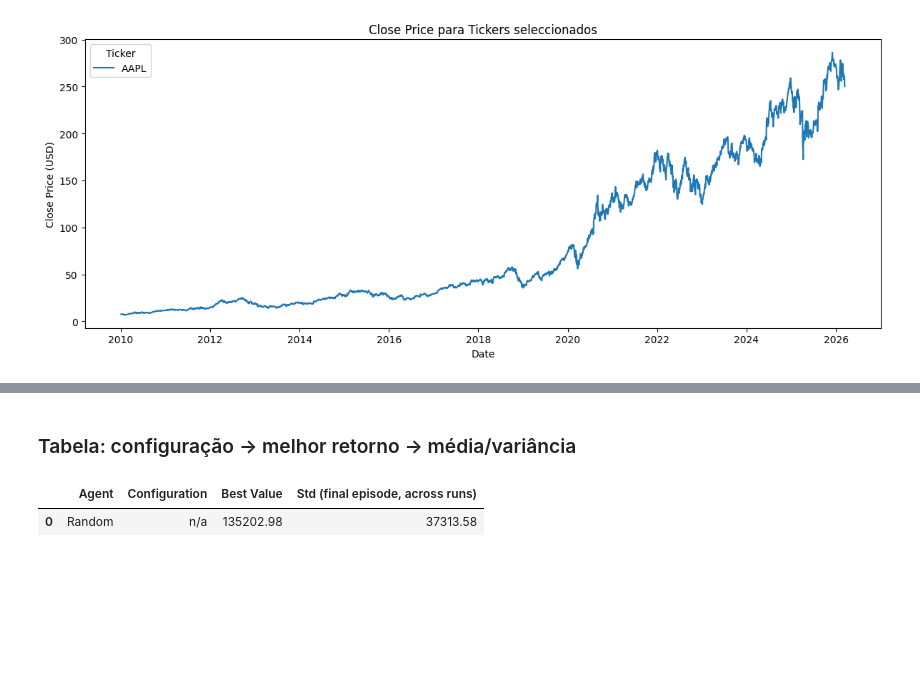
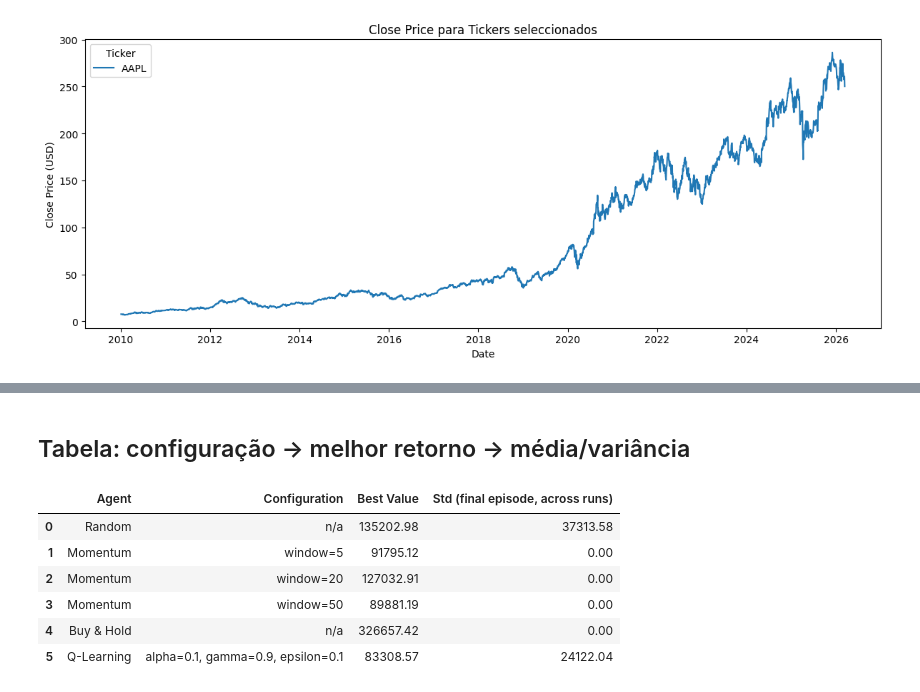
Before and after one commit to luisparadinha/pg_rl_trading_bot, a Jupyter notebook: Market_e_Projecto.ipynb, the cells around one changed output, grey strips where cells are left out. Saved outputs shown, nothing was run; the diff lists cells and outputs as text; code cells hidden in the pictures; blank space fills up the shorter version.

Commit message:
implementei q-learning agent e fiz a primeira run de episodios

```diff
--- a/Market_e_Projecto.ipynb
+++ b/Market_e_Projecto.ipynb
@@ -59,3 +49,0 @@ np.float64(68770.00454711913)
-# %%
-agent = momentum_agent(len(env.index_actions), env.total_companies)
-play_episode(agent,env)
@@ -191,0 +206,3 @@ plt.show()
+# %%
+agent = buy_hold_agent(num_companies = env.total_companies)
+buy_hold_value = play_episode(agent, env)
@@ -191,0 +211,32 @@ plt.show()
+# %%
+n_runs = 5
+n_episodes_per_run = 50
+
+compilation_qlearning_agent = []
+
+for seed in range(n_runs):
+    np.random.seed(seed)
+    agent = qlearning_agent(
+        num_actions = len(env.index_actions),
+        num_companies = env.total_companies,
+        alpha=0.1,
+        gamma=0.95,
+        epsilon=1.0,
+        epsilon_decay=0.995,
+        epsilon_min=0.01
+        )
+    run_values = []
+
+    for episode in range(n_episodes_per_run):
+        state = env.start() # initialize environment and get initial state
+        done = False # flag to indicate when episode is finished
+
+        while not done:
+            action = agent.act(state) # pick action
+            next_state, reward, done = env.new_day(action) # step environment forward
+            agent.learn(state, action, reward, next_state, done) # update Q table with learn method
+            state = next_state # update state for next iteration
+
+        run_values.append(env.get_episode_value()) # store final evaluation for this episode
+
+    compilation_qlearning_agent.append(run_values) # complilation continues to be a list of lists, where each inner list is the episode values
@@ -192,23 +263,33 @@ plt.show()
 # %% [markdown]
-### Tabela: configuração → melhor retorno → média/variância
+## Tabela: configuração → melhor retorno → média/variância
 # %%
 import pandas as pd
 
 def agent_summary(name, config, all_results):
     final_values = [run[-1] for run in all_results]  # last episode value per run
     return {
         'Agent': name,
         'Configuration': config,
         'Best Value': round(max(final_values), 2),
         'Std (final episode, across runs)': round(np.std(final_values), 2),
     }
 
 rows = [
     agent_summary('Random', 'n/a', compilation_random_agent),
+    agent_summary('Momentum', 'window=5', compilation_momentum_agent_w3),
+    agent_summary('Momentum', 'window=20', compilation_momentum_agent_w20),
+    agent_summary('Momentum', 'window=50', compilation_momentum_agent_w50),
+    agent_summary('Buy & Hold', 'n/a', [[buy_hold_value]]),
+    agent_summary('Q-Learning', 'alpha=0.1, gamma=0.9, epsilon=0.1', compilation_qlearning_agent)
 ]
 
 summary_df = pd.DataFrame(rows)
 summary_df
 # %% [output]
 |  | Agent | Configuration | Best Value | Std (final episode, across runs) |
 | 0 | Random | n/a | 135202.98 | 37313.58 |
+| 1 | Momentum | window=5 | 91795.12 | 0.00 |
+| 2 | Momentum | window=20 | 127032.91 | 0.00 |
+| 3 | Momentum | window=50 | 89881.19 | 0.00 |
+| 4 | Buy & Hold | n/a | 326657.42 | 0.00 |
+| 5 | Q-Learning | alpha=0.1, gamma=0.9, epsilon=0.1 | 83308.57 | 24122.04 |
```
Also changed, not shown: parts of 21 cells of this notebook.
